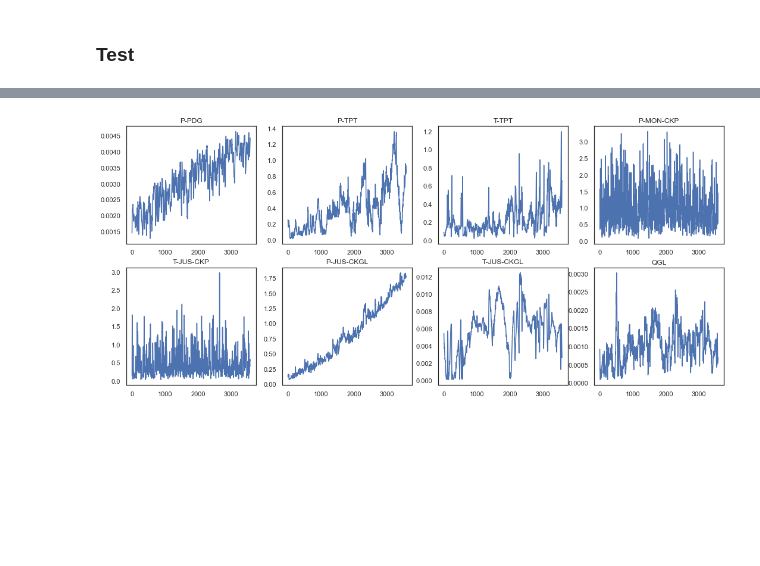
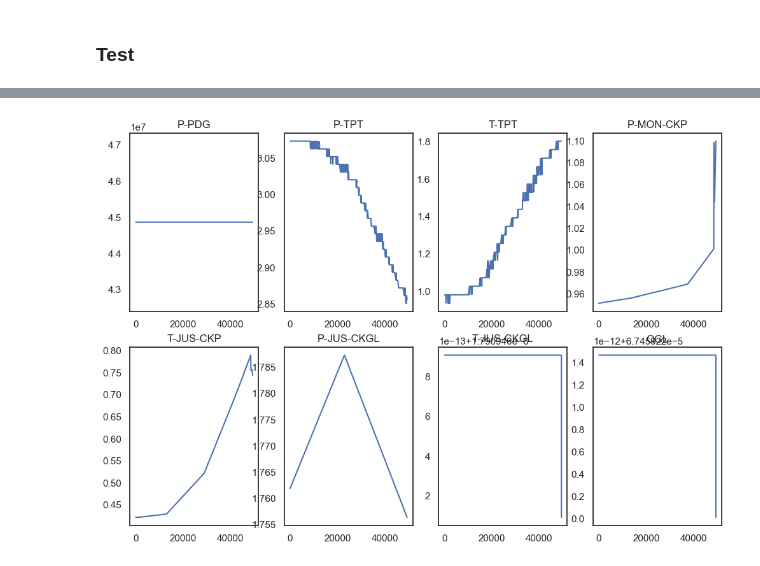
Before and after one commit to bernardoco/3W, a Jupyter notebook: problems/anomaly_detection/analysis.ipynb, the cells around one changed output, grey strips where cells are left out. Cells and saved outputs as stored; diff of their text form; code cells hidden in the pictures; blank space fills up the shorter version.

```diff
--- a/problems/anomaly_detection/analysis.ipynb
+++ b/problems/anomaly_detection/analysis.ipynb
@@ -104,8 +109,8 @@ Trainable params: 202,760
 Non-trainable params: 0
 _________________________________________________________________
 # %%
-y_train = y_train.reshape(3566, 1, 8)
+y_train = y_train.reshape(y_train.shape[0], 1, 8)
 # %%
-h = model.fit(x_train, y_train, epochs=100, batch_size=32, validation_split=0.2,
+h = model.fit(x_train, y_train, epochs=5, batch_size=32, validation_split=0.3,
                     callbacks=[tf.keras.callbacks.EarlyStopping(monitor='val_loss', patience=3, mode='min')], shuffle=False)
 # %% [output]
@@ -148,20 +148,21 @@ Reconstruction error threshold: 3.307956747300511
 # %% [markdown]
 ### Test
 # %%
-test_data = pd.read_csv(files[1])
+test_data = pd.read_csv(r"D:/Projects/3W/dataset/1/WELL-00006_20170801063614.csv")
 
 test_data["timestamp"] = pd.to_datetime(test_data["timestamp"])
 test_data = test_data.set_index("timestamp")
 
 # Resample data for 5 second interval
-test_data = test_data.resample('5S').mean()
+#test_data = test_data.resample('5S').mean()
 
 test_data = test_data.drop("class", axis=1)
-test_data = scaler.transform(test_data)
-test_data = pd.DataFrame(data=test_data, columns=data.columns)
-test_data = test_data.fillna(0)
+preprocessed_test_data = scaler.transform(test_data)
+
+preprocessed_test_data = pd.DataFrame(data=preprocessed_test_data, columns=data.columns)
+preprocessed_test_data = preprocessed_test_data.fillna(0)
 # %%
-x_test, y_test = create_sequence(test_data)
+x_test, y_test = create_sequence(preprocessed_test_data)
 # %%
 x_test_pred = model.predict(x_test)
 test_mae_loss = np.mean(np.abs(x_test_pred - x_test), axis=1)
@@ -168,8 +171,8 @@ test_mae_loss = np.mean(np.abs(x_test_pred - x_test), axis=1)
 # %%
-f, ax = plt.subplots(nrows=2, ncols=4, figsize=(18, 8))
+f, ax = plt.subplots(nrows=2, ncols=4, figsize=(12, 8))
 for i in range(2):
     for j in range(4):
         ax[i][j].plot(test_mae_loss[:, i*4 + j])
         ax[i][j].set_title(data.columns[i*4 + j])
 # %% [output]
-[figure, old version]
+[figure, new version]
```
Also changed, not shown: parts of 13 cells of this notebook.
